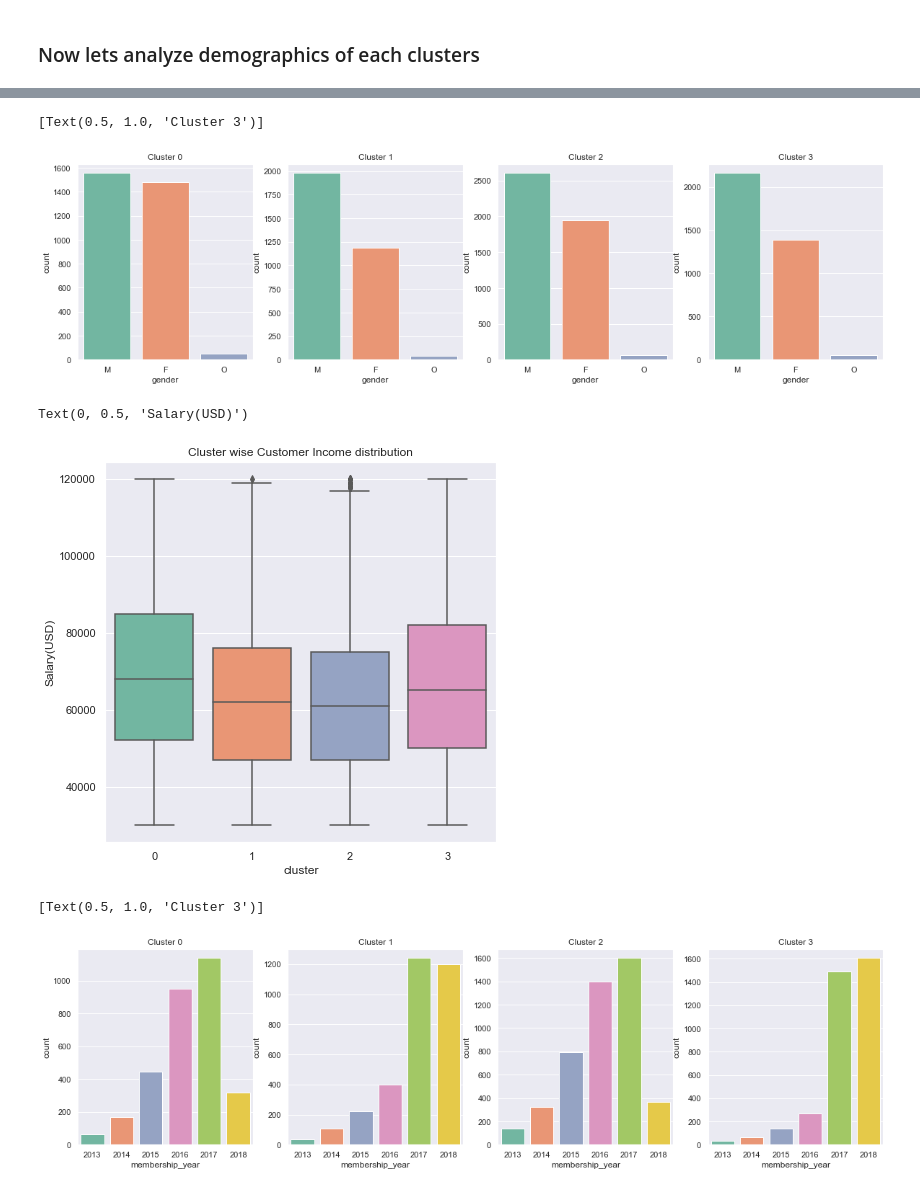
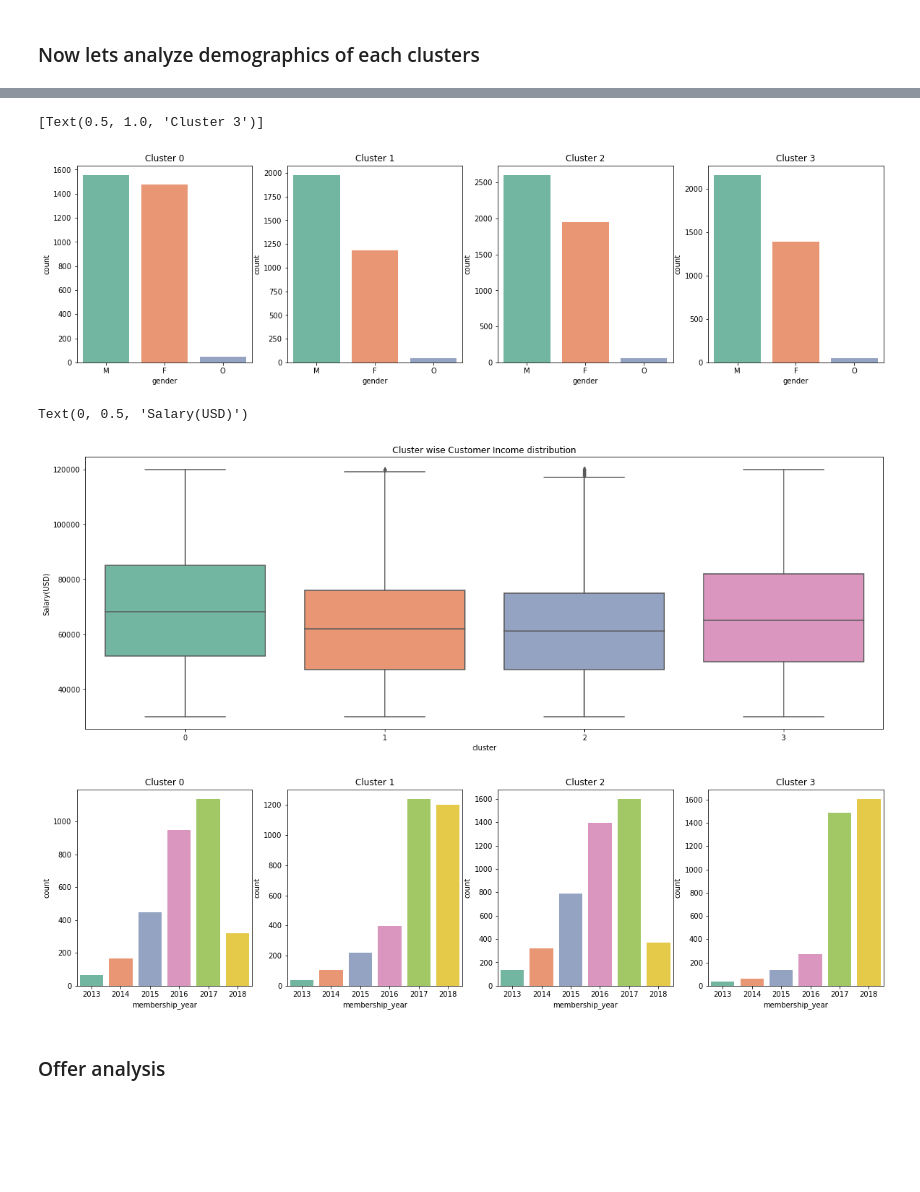
Before and after one commit to Arjunar92/Starbucks_Customer_Segmentation_Project, a Jupyter notebook: Starbucks_Capstone_Data_Exploration.ipynb, the cells around one changed output, grey strips where cells are left out. Cells and saved outputs as stored; diff of their text form; code cells hidden in the pictures; blank space fills up the shorter version.

```diff
--- a/Starbucks_Capstone_Data_Exploration.ipynb
+++ b/Starbucks_Capstone_Data_Exploration.ipynb
@@ -753,0 +747,18 @@ Text(0.5, 1.0, 'Customer Age group')
+# %%
+#Group the age ranges
+sns.set_palette(sns.color_palette('Set2'))
+
+fig, axs = plt.subplots( nrows = 2,ncols=2, figsize=(20, 10))
+
+ax = sns.countplot(x='age_group',data=profile_analysis_c0,  ax= axs[0,0])
+ax.set(title = 'Cluster 0')
+
+
+ax = sns.countplot(x='age_group',data=profile_analysis_c1,  ax= axs[0,1])
+ax.set( title = 'Cluster 1')
+
+ax = sns.countplot(x='age_group',data=profile_analysis_c2,  ax= axs[1,0])
+ax.set(title = 'Cluster 2')
+
+ax = sns.countplot(x='age_group',data=profile_analysis_c3,  ax= axs[1,1])
+ax.set( title = 'Cluster 3')
@@ -754,18 +768,9 @@ Text(0.5, 1.0, 'Customer Age group')
 # %%
 #Group the age ranges
-sns.set_palette(sns.color_palette('Set2'))
-
-profile_analysis_c0 = profile_analysis[profile_analysis['cluster']==0]
-profile_analysis_c1 = profile_analysis[profile_analysis['cluster']==1]
-profile_analysis_c2 = profile_analysis[profile_analysis['cluster']==2]
-profile_analysis_c3 = profile_analysis[profile_analysis['cluster']==3]
-
+sns.set_palette(sns.color_palette('Set2')
 
 fig, axs = plt.subplots(ncols=4, figsize=(20, 5))
 
-
-
-#ax = sns.countplot(x='gender',data=profile_analysis_c0, ax = axs[0])
 ax = sns.countplot(x= profile_analysis_c0['gender'], order = profile_analysis_c0['gender'].value_counts().index , ax= axs[0])
 ax.set(title = 'Cluster 0')
 
@@ -779,44 +784,27 @@ ax = sns.countplot(x= profile_analysis_c3['gender'], order = profile_analysis_c3
 ax.set(title = 'Cluster 3')
 # %% [output]
 [Text(0.5, 1.0, 'Cluster 3')]
-[figure, old version]
+[figure, new version]
 # %%
 #Income distribution by gender
 sns.set_palette(sns.color_palette('Set2'))
-plt.figure(figsize=[7,7])
+plt.figure(figsize=[20,7])
 sal_hist = sns.boxplot(data = profile_analysis, x = 'cluster', y = 'customer_income' ).set_title("Cluster wise Customer Income distribution")
 plt.ylabel("Salary(USD)")
 # %% [output]
 Text(0, 0.5, 'Salary(USD)')
-[figure, old version]
+[figure, new version]
 # %%
 #Group the Membership year
 
 fig, axs = plt.subplots(ncols=4, figsize=(20, 5))
 sns.set_palette(sns.color_palette('Set2'))
 
-
-profile_analysis_c0 = profile_analysis[profile_analysis['cluster']==0]
-profile_analysis_c1 = profile_analysis[profile_analysis['cluster']==1]
-profile_analysis_c2 = profile_analysis[profile_analysis['cluster']==2]
-profile_analysis_c3 = profile_analysis[profile_analysis['cluster']==3]
-
-
-#fig = plt.figure(figsize = (12,4))
-ax = sns.countplot(x='membership_year',data=profile_analysis_c0, ax=axs[0])
-ax.set(title = 'Cluster 0')
-
-
-#fig = plt.figure(figsize = (12,4))
-ax = sns.countplot(x='membership_year',data=profile_analysis_c1, ax=axs[1])
-ax.set(title = 'Cluster 1')
-
-ax = sns.countplot(x='membership_year',data=profile_analysis_c2, ax=axs[2])
-ax.set(title = 'Cluster 2')
-
-
-ax = sns.countplot(x='membership_year',data=profile_analysis_c3, ax=axs[3])
-ax.set(title = 'Cluster 3')
+ax = sns.countplot(x='membership_year',data=profile_analysis_c0, ax=axs[0]).set(title = 'Cluster 0')
+ax = sns.countplot(x='membership_year',data=profile_analysis_c1, ax=axs[1]).set(title = 'Cluster 1')
+ax = sns.countplot(x='membership_year',data=profile_analysis_c2, ax=axs[2]).set(title = 'Cluster 2')
+ax = sns.countplot(x='membership_year',data=profile_analysis_c3, ax=axs[3]).set(title = 'Cluster 3')
 # %% [output]
-[Text(0.5, 1.0, 'Cluster 3')]
-[figure, old version]
+[figure, new version]
+# %% [markdown]
+### Offer analysis
```
Also changed, not shown: parts of 31 cells of this notebook.
